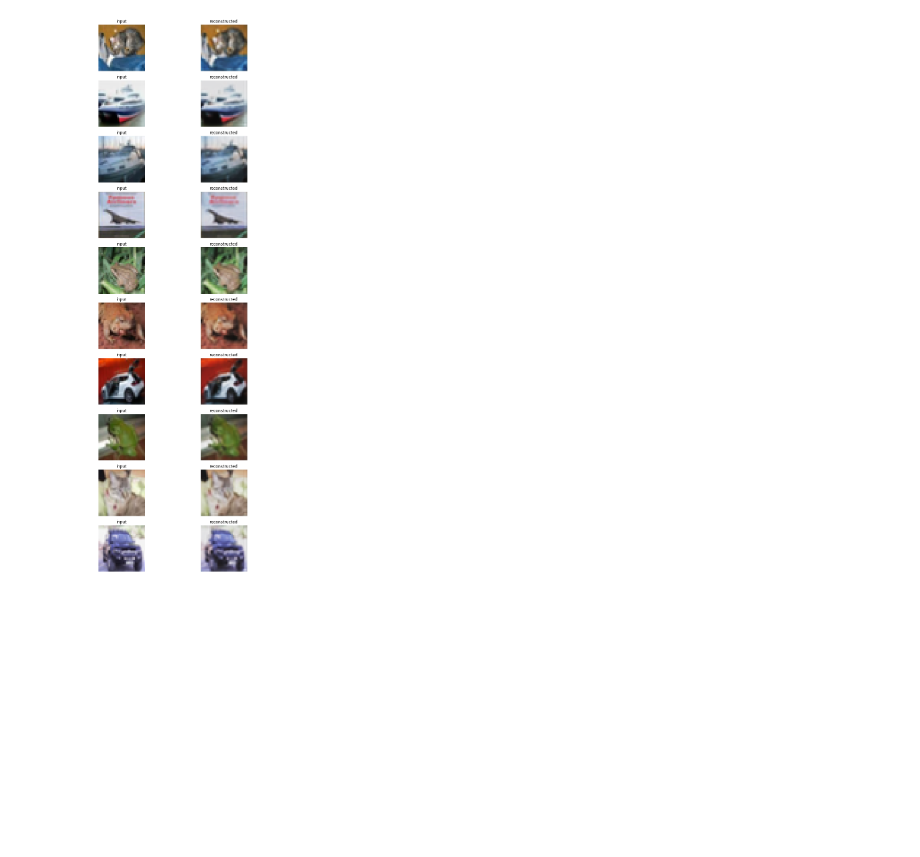
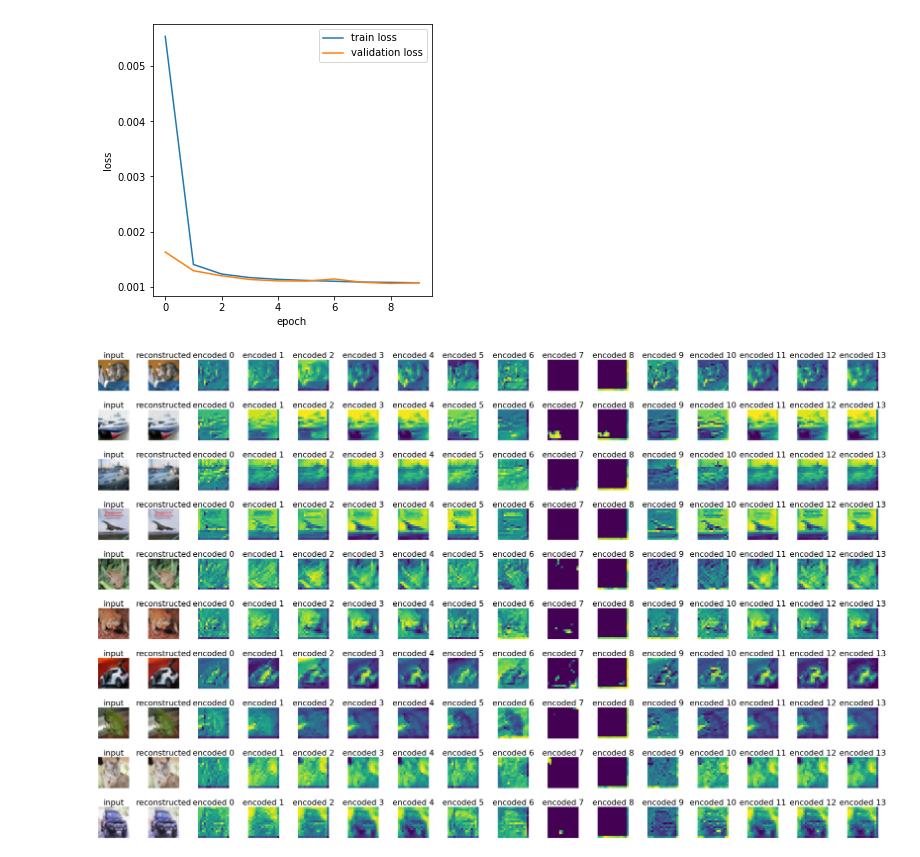
Before and after one commit to HyodaKazuaki/deeplearning-experiments, a Jupyter notebook: autoencoder/upsampling.ipynb, the cells around one changed output. Cells and saved outputs as stored; diff of their text form; code cells hidden in the pictures; blank space fills up the shorter version.

```diff
--- a/autoencoder/upsampling.ipynb
+++ b/autoencoder/upsampling.ipynb
@@ -56,7 +56,7 @@ autoencoder = AutoEncoder(name="autoencoder")
 # %%
 autoencoder.compile(optimizer='adam', loss=losses.MeanSquaredError())
 # %%
-autoencoder.fit(x_train, x_train,
+history = autoencoder.fit(x_train, x_train,
                 epochs=10,
                 shuffle=True,
                 validation_data=(x_test, x_test))
@@ -85,16 +84,33 @@ Epoch 10/10
-# %%
-fig = plt.figure(figsize=(10, 30))
-for i in range(10):
-    ax1 = fig.add_subplot(10, 2, 2 * i + 1)
-    ax2 = fig.add_subplot(10, 2, 2 * i + 2)
-    ax1.axis('off')
-    ax1.imshow(x_test[i])
-    ax1.set_title('input')
-    x = tf.expand_dims(x_test[i], 0)
-    predicted = autoencoder.predict(x)
-    ax2.axis('off')
-    ax2.imshow(predicted[0])
-    ax2.set_title('reconstructed')
-plt.show()
-# %% [output]
-[figure, removed]
+# %%
+fig = plt.figure(figsize=(5, 5))
+plt.xlabel('epoch')
+plt.ylabel('loss')
+plt.plot(history.history['loss'], label='train loss')
+plt.plot(history.history['val_loss'], label='validation loss')
+plt.legend()
+plt.show()
+# %% [output]
+[figure, added]
+# %%
+fig = plt.figure(figsize=(3 * 16, 3 * 10))
+plt.subplots_adjust(wspace=0.4, hspace=0.6)
+for i in range(10):
+    x = tf.expand_dims(x_test[i], 0)
+    encoded = autoencoder.get_layer("encoder")(x)
+    predicted = autoencoder.predict(x)
+    ax1 = fig.add_subplot(10, 16, 16 * i + 1)
+    ax1.axis('off')
+    ax1.set_title('input', fontsize=27)
+    ax1.imshow(x_test[i])
+    ax2 = fig.add_subplot(10, 16, 16 * i + 2)
+    ax2.axis('off')
+    ax2.set_title('reconstructed', fontsize=27)
+    ax2.imshow(predicted[0])
+    for j in range(14):
+        ax = fig.add_subplot(10, 16, 16 * i + j + 3)
+        ax.axis('off')
+        ax.set_title(f'encoded {j}', fontsize=27)
+        ax.imshow(encoded[0, :, :, j])
+plt.show()
+# %% [output]
+[figure, added]
```
Also changed, not shown: parts of 2 cells of this notebook, 2 other files.
